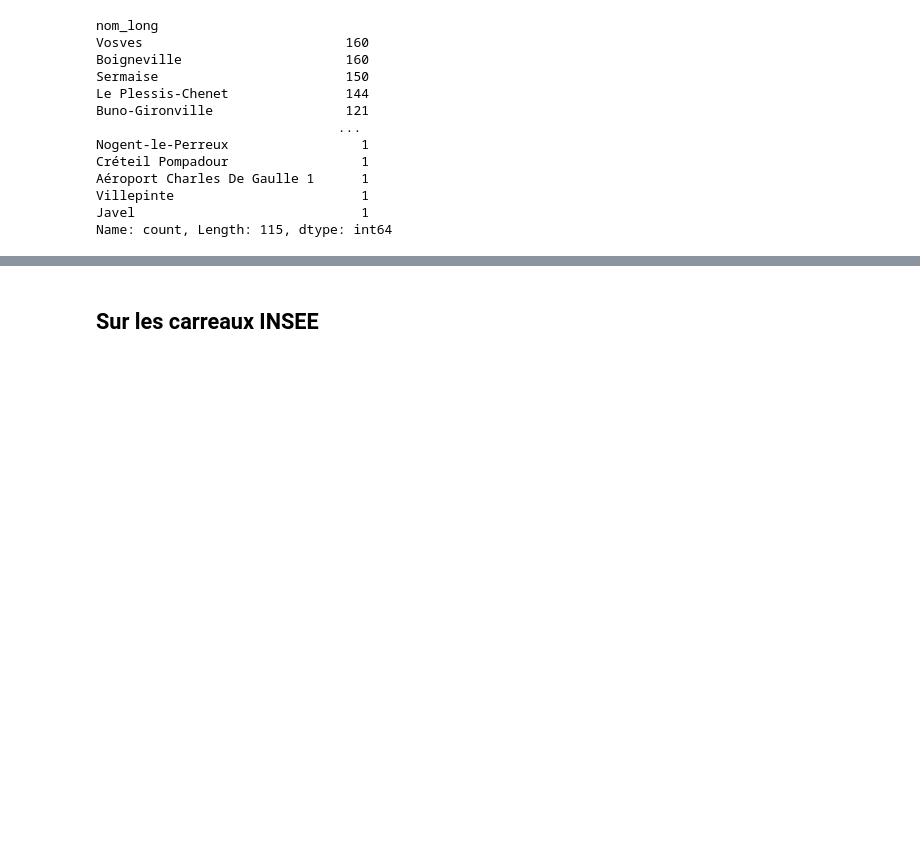
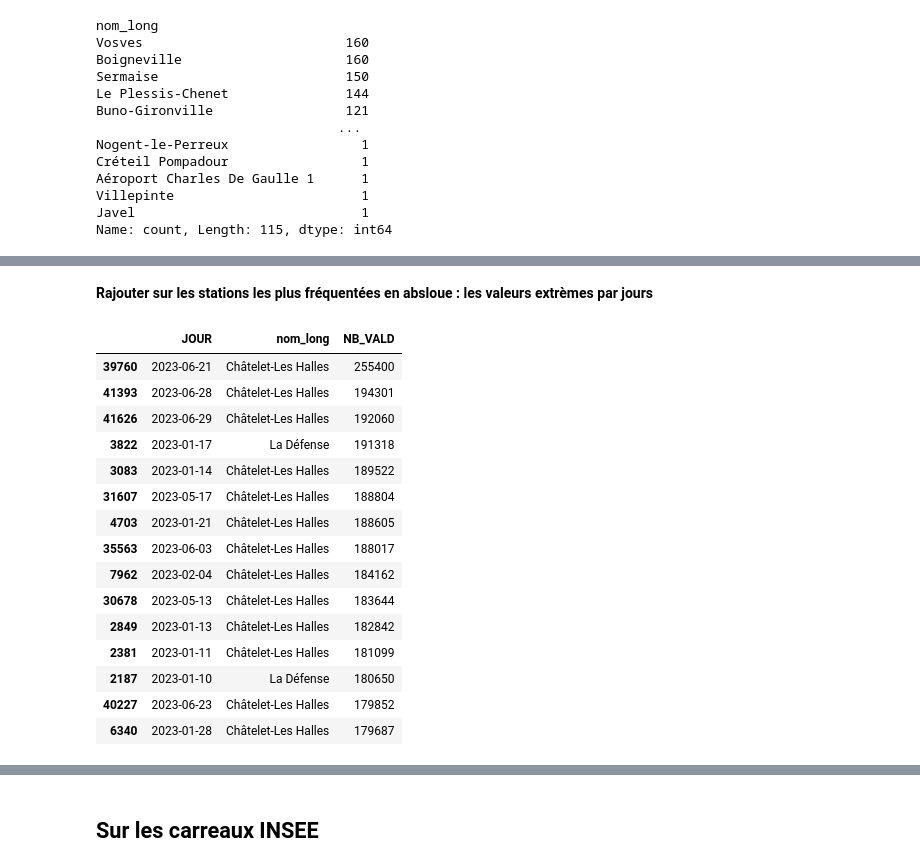
Before and after one commit to jlechat/Frequentation-des-stations-de-TC-en-Ile-de-France, a Jupyter notebook: 2- Statistiques descriptives/Statistiques_descriptives.ipynb, the cells around one changed output, grey strips where cells are left out. Saved outputs shown, nothing was run; the diff lists cells and outputs as text; code cells hidden in the pictures; blank space fills up the shorter version.

```diff
--- a/2- Statistiques descriptives/Statistiques_descriptives.ipynb
+++ b/2- Statistiques descriptives/Statistiques_descriptives.ipynb
@@ -212,0 +286,21 @@ fig.show()
+# %% [markdown]
+**Rajouter sur les stations les plus fréquentées en absloue : les valeurs extrèmes par jours**
+# %%
+haute_freq.sort_values(by="NB_VALD", ascending=False).head(15)
+# %% [output]
+|  | JOUR | nom_long | NB_VALD |
+| 39760 | 2023-06-21 | Châtelet-Les Halles | 255400 |
+| 41393 | 2023-06-28 | Châtelet-Les Halles | 194301 |
+| 41626 | 2023-06-29 | Châtelet-Les Halles | 192060 |
+| 3822 | 2023-01-17 | La Défense | 191318 |
+| 3083 | 2023-01-14 | Châtelet-Les Halles | 189522 |
+| 31607 | 2023-05-17 | Châtelet-Les Halles | 188804 |
+| 4703 | 2023-01-21 | Châtelet-Les Halles | 188605 |
+| 35563 | 2023-06-03 | Châtelet-Les Halles | 188017 |
+| 7962 | 2023-02-04 | Châtelet-Les Halles | 184162 |
+| 30678 | 2023-05-13 | Châtelet-Les Halles | 183644 |
+| 2849 | 2023-01-13 | Châtelet-Les Halles | 182842 |
+| 2381 | 2023-01-11 | Châtelet-Les Halles | 181099 |
+| 2187 | 2023-01-10 | La Défense | 180650 |
+| 40227 | 2023-06-23 | Châtelet-Les Halles | 179852 |
+| 6340 | 2023-01-28 | Châtelet-Les Halles | 179687 |
```
Also changed, not shown: parts of 21 cells of this notebook.
